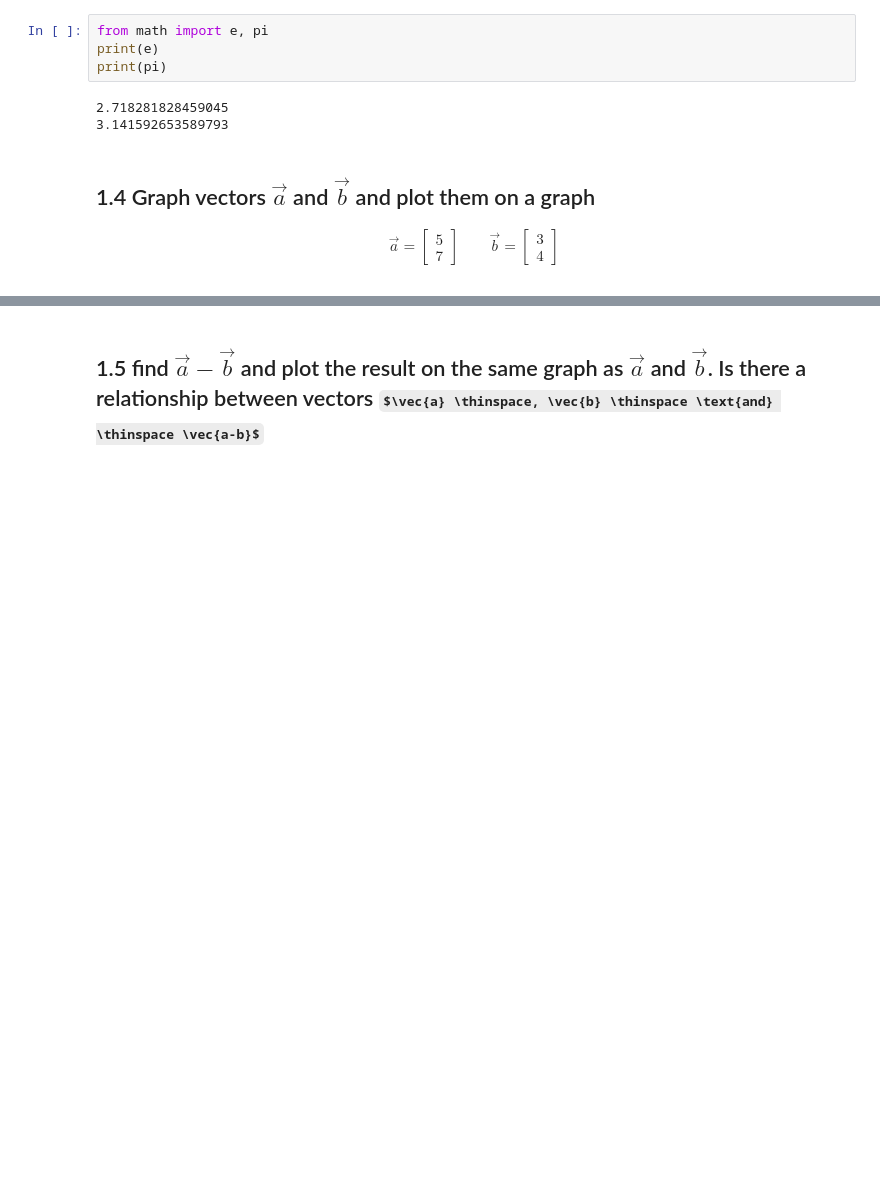
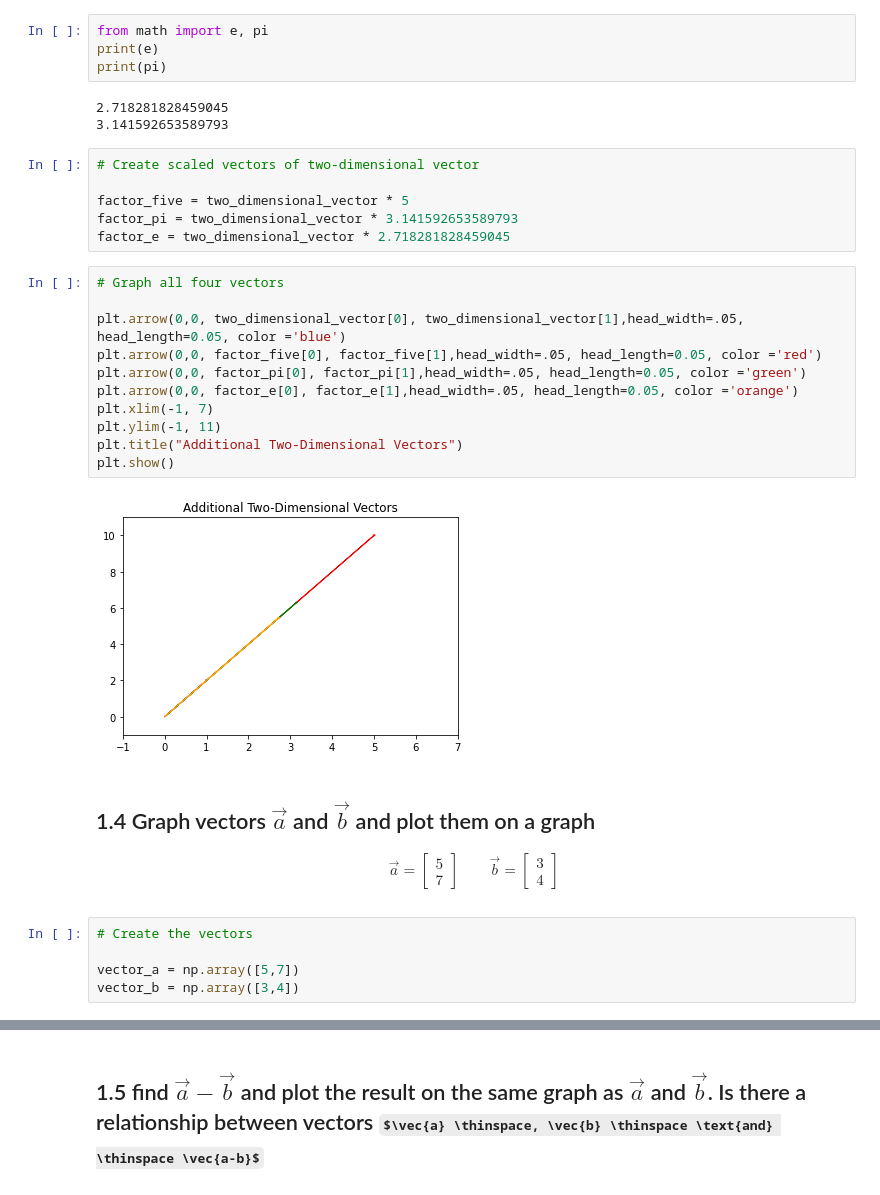
Before and after one commit to bloominstituteoftechnology/DS-Unit-1-Sprint-3-Linear-Algebra, a Jupyter notebook: module1-vectors-and-matrices/LS_DS_131_Vectors_and_Matrices_Assignment.ipynb, the cells around one changed output, grey strips where cells are left out. Saved outputs shown, nothing was run; the diff lists cells and outputs as text; some formulas as TeX source; blank space fills up the shorter version.

```diff
--- a/module1-vectors-and-matrices/LS_DS_131_Vectors_and_Matrices_Assignment.ipynb
+++ b/module1-vectors-and-matrices/LS_DS_131_Vectors_and_Matrices_Assignment.ipynb
@@ -15,6 +67,25 @@ print(pi)
 # %% [output]
 2.718281828459045
 3.141592653589793
+# %%
+# Create scaled vectors of two-dimensional vector
+
+factor_five = two_dimensional_vector * 5
+factor_pi = two_dimensional_vector * 3.141592653589793
+factor_e = two_dimensional_vector * 2.718281828459045
+# %%
+# Graph all four vectors
+
+plt.arrow(0,0, two_dimensional_vector[0], two_dimensional_vector[1],head_width=.05, head_length=0.05, color ='blue')
+plt.arrow(0,0, factor_five[0], factor_five[1],head_width=.05, head_length=0.05, color ='red')
+plt.arrow(0,0, factor_pi[0], factor_pi[1],head_width=.05, head_length=0.05, color ='green')
+plt.arrow(0,0, factor_e[0], factor_e[1],head_width=.05, head_length=0.05, color ='orange')
+plt.xlim(-1, 7)
+plt.ylim(-1, 11)
+plt.title("Additional Two-Dimensional Vectors")
+plt.show()
+# %% [output]
+[figure, added]
 # %% [markdown]
 ## 1.4 Graph vectors $\vec{a}$ and $\vec{b}$ and plot them on a graph
 
@@ -23,3 +94,8 @@ print(pi)
 \qquad
 \vec{b} = \begin{bmatrix} 3 \\4 \end{bmatrix}
 \end{align}
+# %%
+# Create the vectors
+
+vector_a = np.array([5,7])
+vector_b = np.array([3,4])
```
Also changed, not shown: parts of 37 cells of this notebook.
